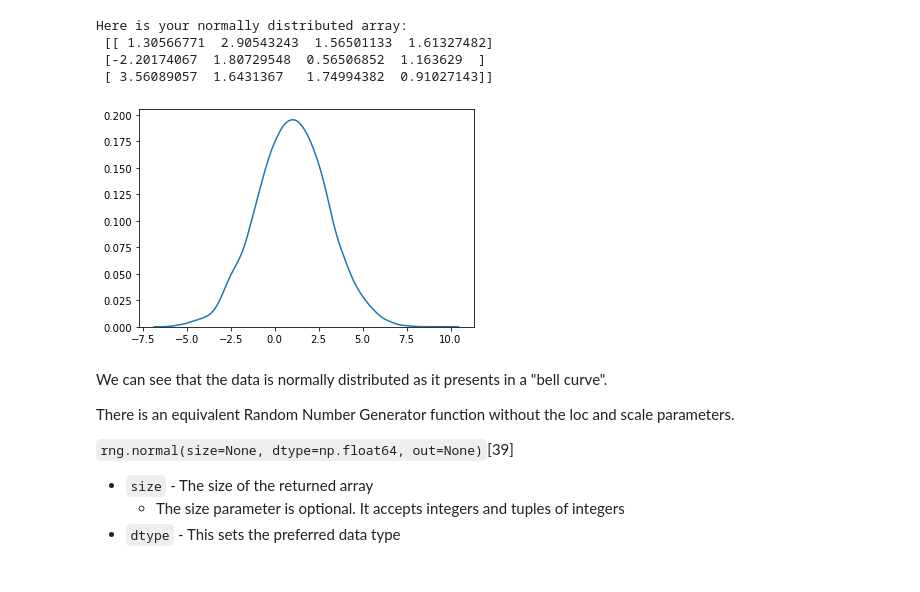
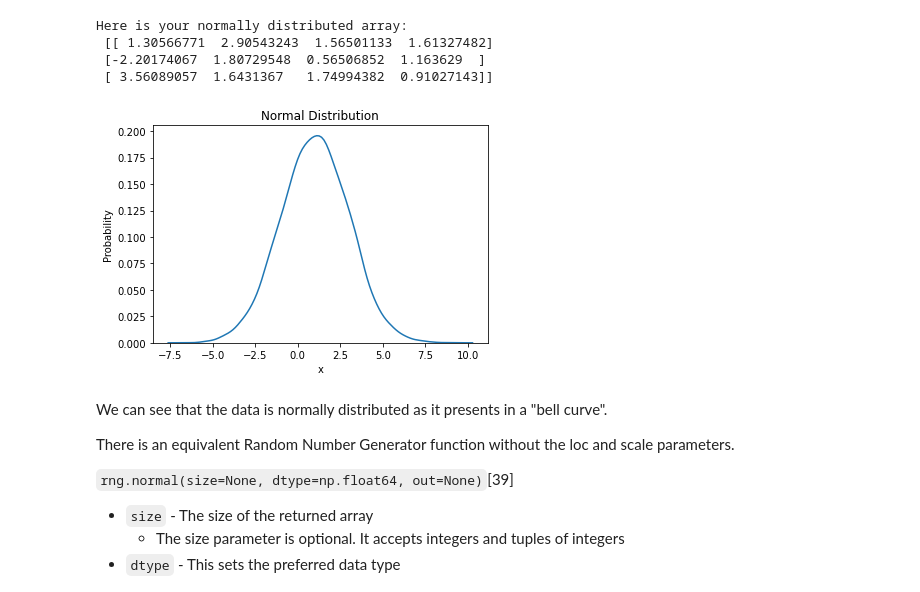
Before and after one commit to SharonNicG/52465-Assignment, a Jupyter notebook: NumPy-Random Assignment.ipynb, the cells around one changed output. Saved outputs shown, nothing was run; the diff lists cells and outputs as text; code cells hidden in the pictures.

Commit message:
Added labels to plots

```diff
--- a/NumPy-Random Assignment.ipynb
+++ b/NumPy-Random Assignment.ipynb
@@ -497,12 +497,14 @@ Here is your normally distributed array:
 # %%
 # Here we request an array of 10,000 randomly generated numbers
 # with an average value of 1, a standard deviation from this of 2
 # to be presented on a normal distribution plot
 sns.distplot(np.random.normal(loc=1, scale=2, size=10000), hist=False, kde=True)
-
+plt.title('Normal Distribution')
+plt.xlabel('x')
+plt.ylabel('Probability')
 plt.show()
 # %% [output]
-[figure, old version]
+[figure, new version]
 # %% [markdown]
 We can see that the data is normally distributed as it presents in a "bell curve".
 
```
Also changed, not shown: parts of 15 cells of this notebook.
